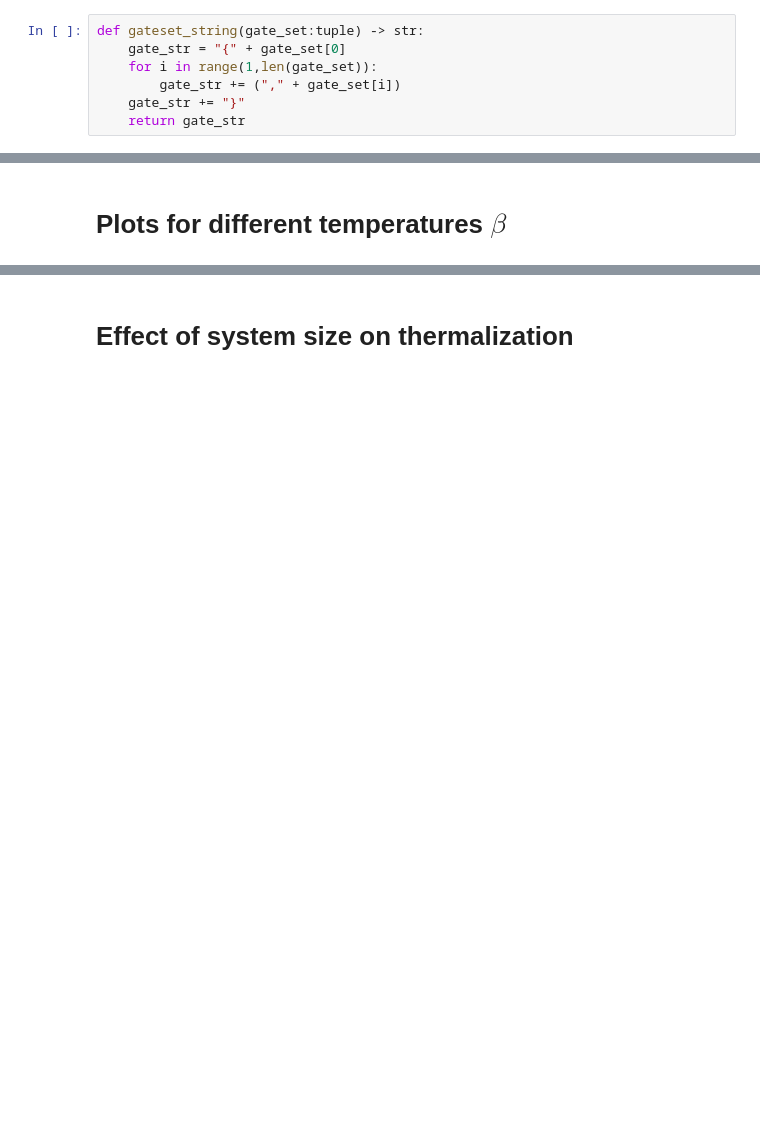
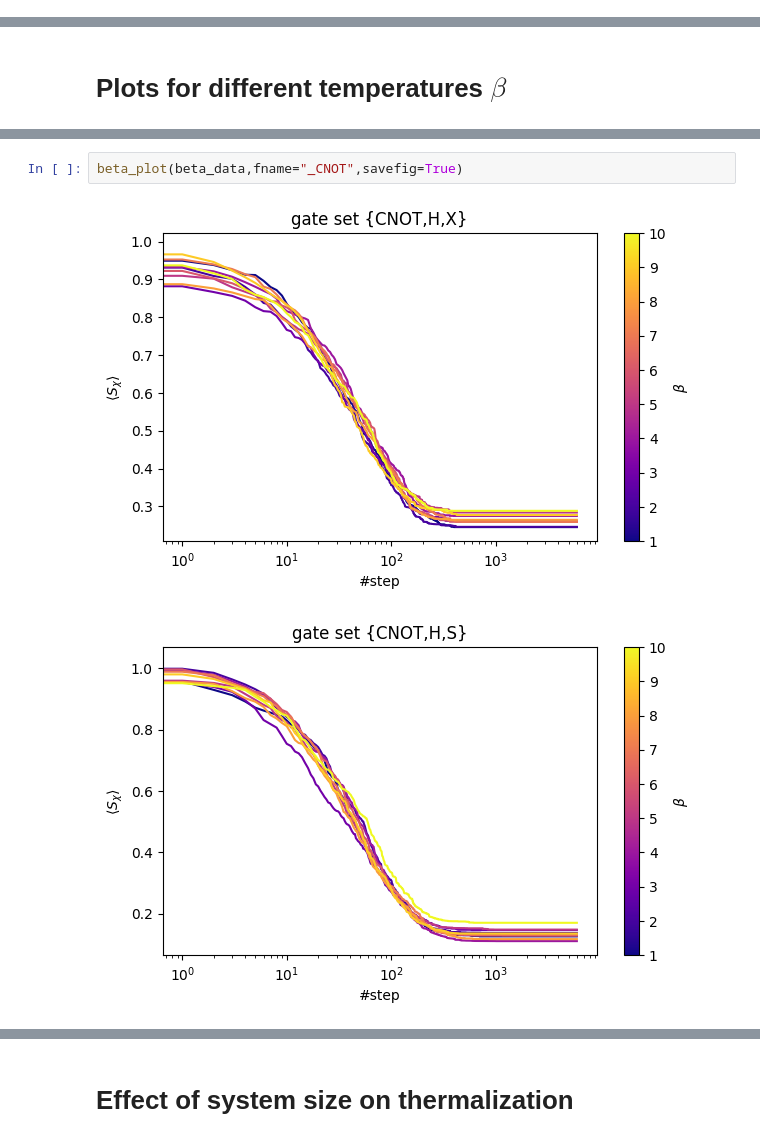
Before and after one commit to HendrikKuehne/entanglement_cooling, a Jupyter notebook: plotting.ipynb, the cells around one changed output, grey strips where cells are left out. Cells and saved outputs as stored; diff of their text form; blank space fills up the shorter version.

```diff
--- a/plotting.ipynb
+++ b/plotting.ipynb
@@ -12,12 +12,5 @@ from matplotlib.colors import BASE_COLORS
 import matplotlib.patches as mpatches
 lineMarkers = tuple(lineMarkers.keys())
 baseColors = tuple(BASE_COLORS.keys())
-# %%
-def gateset_string(gate_set:tuple) -> str:
-    gate_str = "{" + gate_set[0]
-    for i in range(1,len(gate_set)):
-        gate_str += ("," + gate_set[i])
-    gate_str += "}"
-    return gate_str
 # %%
 # reading the data from the pickled file
@@ -109,0 +166,5 @@ for gate_set in gate_sets_beta:
+# %%
+beta_plot(beta_data,fname="_CNOT",savefig=True)
+# %% [output]
+[figure, added]
+[figure, added]
```
Also changed, not shown: parts of 11 cells of this notebook, 34 other files.
